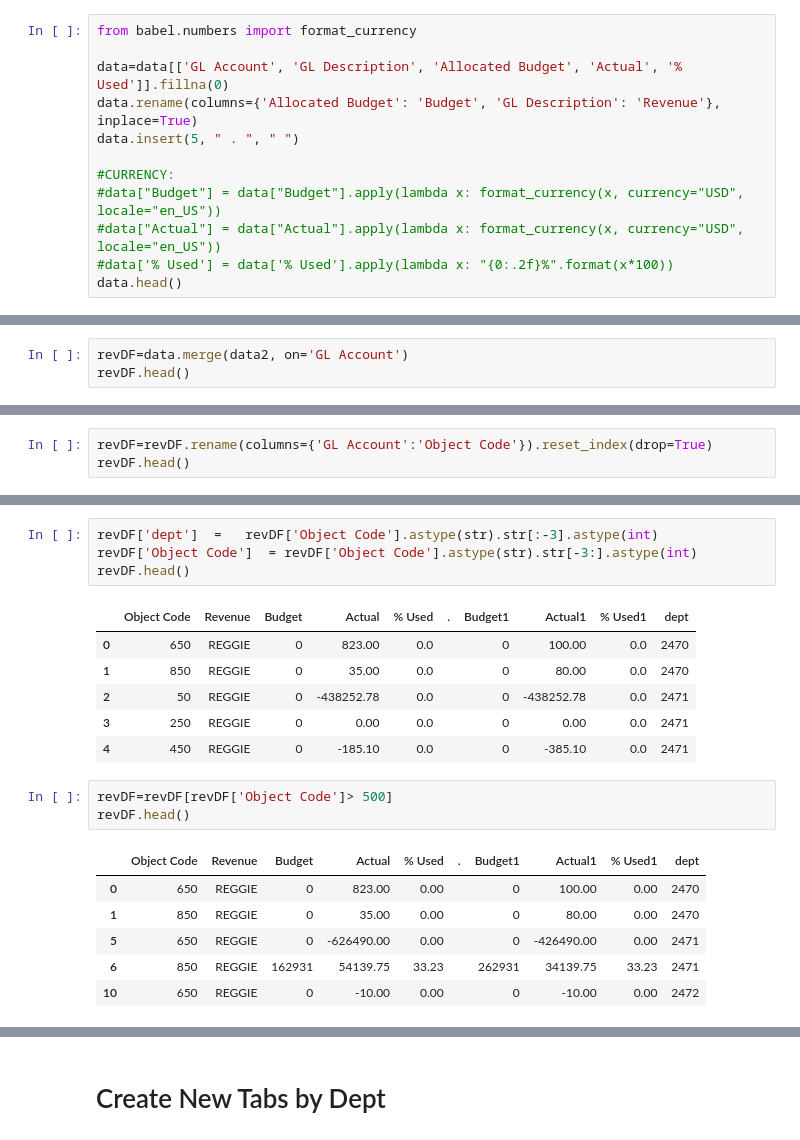
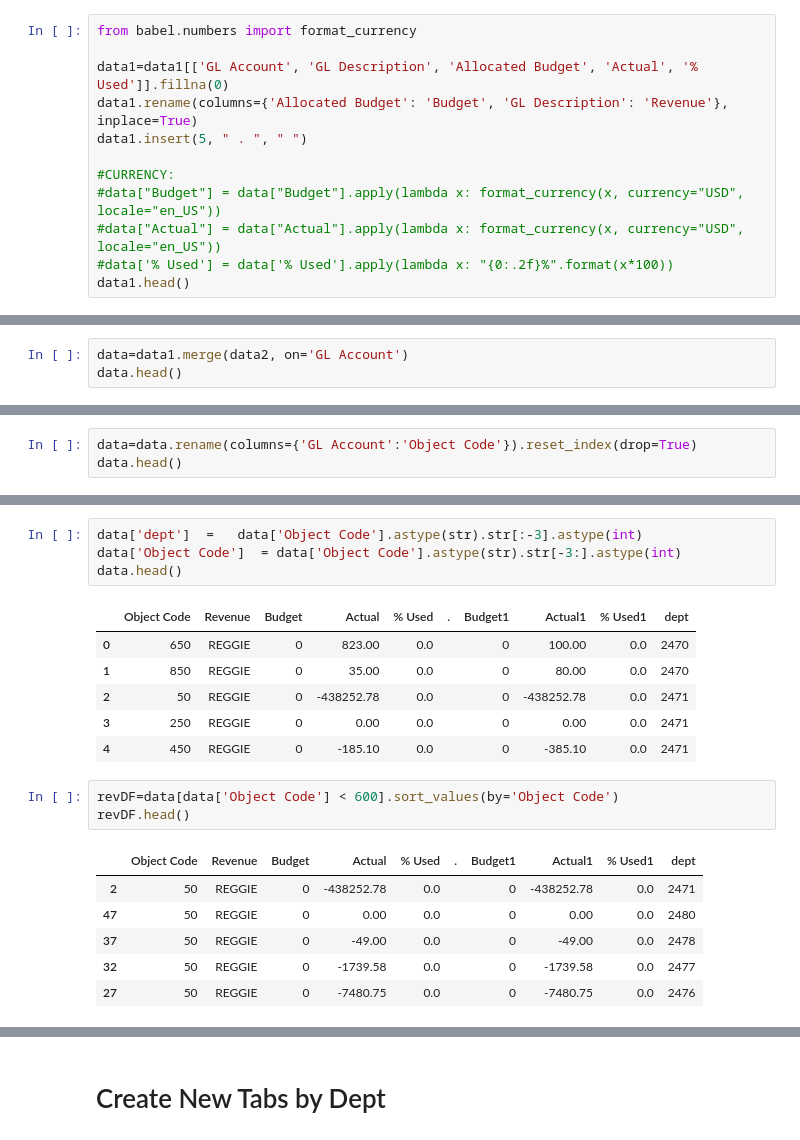
Before and after one commit to ScottySchmidt/accounting-finance-analyst, a Jupyter notebook: QrtRports.ipynb, the cells around one changed output, grey strips where cells are left out. Saved outputs shown, nothing was run; the diff lists cells and outputs as text.

```diff
--- a/QrtRports.ipynb
+++ b/QrtRports.ipynb
@@ -17,15 +17,15 @@ data.head()
 # %%
 from babel.numbers import format_currency
 
-data=data[['GL Account', 'GL Description', 'Allocated Budget', 'Actual', '% Used']].fillna(0)
-data.rename(columns={'Allocated Budget': 'Budget', 'GL Description': 'Revenue'}, inplace=True)
-data.insert(5, " . ", " ")
+data1=data1[['GL Account', 'GL Description', 'Allocated Budget', 'Actual', '% Used']].fillna(0)
+data1.rename(columns={'Allocated Budget': 'Budget', 'GL Description': 'Revenue'}, inplace=True)
+data1.insert(5, " . ", " ")
 
 #CURRENCY:
 #data["Budget"] = data["Budget"].apply(lambda x: format_currency(x, currency="USD", locale="en_US"))
 #data["Actual"] = data["Actual"].apply(lambda x: format_currency(x, currency="USD", locale="en_US"))
 #data['% Used'] = data['% Used'].apply(lambda x: "{0:.2f}%".format(x*100))
-data.head()
+data1.head()
 # %% [output]
 |  | GL Account | Revenue | Budget | Actual | % Used | . |
 | 0 | 2470650 | REGGIE | 0 | 823.00 | 0.0 |  |
@@ -68,8 +68,8 @@ data2.head()
 # %% [markdown]
 # Join Data with Previous Year Data
 # %%
-revDF=data.merge(data2, on='GL Account')
-revDF.head()
+data=data1.merge(data2, on='GL Account')
+data.head()
 # %% [output]
 |  | GL Account | Revenue | Budget | Actual | % Used | . | Budget1 | Actual1 | % Used1 |
 | 0 | 2470650 | REGGIE | 0 | 823.00 | 0.0 |  | 0 | 100.00 | 0.0 |
@@ -78,8 +78,8 @@ revDF.head()
 | 3 | 2471250 | REGGIE | 0 | 0.00 | 0.0 |  | 0 | 0.00 | 0.0 |
 | 4 | 2471450 | REGGIE | 0 | -185.10 | 0.0 |  | 0 | -385.10 | 0.0 |
 # %%
-revDF=revDF.rename(columns={'GL Account':'Object Code'}).reset_index(drop=True)
-revDF.head()
+data=data.rename(columns={'GL Account':'Object Code'}).reset_index(drop=True)
+data.head()
 # %% [output]
 |  | Object Code | Revenue | Budget | Actual | % Used | . | Budget1 | Actual1 | % Used1 |
 | 0 | 2470650 | REGGIE | 0 | 823.00 | 0.0 |  | 0 | 100.00 | 0.0 |
@@ -90,9 +90,9 @@ revDF.head()
 # %% [markdown]
 # Split Revenue and Expense
 # %%
-revDF['dept']  =   revDF['Object Code'].astype(str).str[:-3].astype(int)
-revDF['Object Code']  = revDF['Object Code'].astype(str).str[-3:].astype(int)
-revDF.head()
+data['dept']  =   data['Object Code'].astype(str).str[:-3].astype(int)
+data['Object Code']  = data['Object Code'].astype(str).str[-3:].astype(int)
+data.head()
 # %% [output]
 |  | Object Code | Revenue | Budget | Actual | % Used | . | Budget1 | Actual1 | % Used1 | dept |
 | 0 | 650 | REGGIE | 0 | 823.00 | 0.0 |  | 0 | 100.00 | 0.0 | 2470 |
@@ -101,12 +101,12 @@ revDF.head()
 | 3 | 250 | REGGIE | 0 | 0.00 | 0.0 |  | 0 | 0.00 | 0.0 | 2471 |
 | 4 | 450 | REGGIE | 0 | -185.10 | 0.0 |  | 0 | -385.10 | 0.0 | 2471 |
 # %%
-revDF=revDF[revDF['Object Code']> 500]
+revDF=data[data['Object Code'] < 600].sort_values(by='Object Code')
 revDF.head()
 # %% [output]
 |  | Object Code | Revenue | Budget | Actual | % Used | . | Budget1 | Actual1 | % Used1 | dept |
-| 0 | 650 | REGGIE | 0 | 823.00 | 0.00 |  | 0 | 100.00 | 0.00 | 2470 |
-| 1 | 850 | REGGIE | 0 | 35.00 | 0.00 |  | 0 | 80.00 | 0.00 | 2470 |
-| 5 | 650 | REGGIE | 0 | -626490.00 | 0.00 |  | 0 | -426490.00 | 0.00 | 2471 |
-| 6 | 850 | REGGIE | 162931 | 54139.75 | 33.23 |  | 262931 | 34139.75 | 33.23 | 2471 |
-| 10 | 650 | REGGIE | 0 | -10.00 | 0.00 |  | 0 | -10.00 | 0.00 | 2472 |
+| 2 | 50 | REGGIE | 0 | -438252.78 | 0.0 |  | 0 | -438252.78 | 0.0 | 2471 |
+| 47 | 50 | REGGIE | 0 | 0.00 | 0.0 |  | 0 | 0.00 | 0.0 | 2480 |
+| 37 | 50 | REGGIE | 0 | -49.00 | 0.0 |  | 0 | -49.00 | 0.0 | 2478 |
+| 32 | 50 | REGGIE | 0 | -1739.58 | 0.0 |  | 0 | -1739.58 | 0.0 | 2477 |
+| 27 | 50 | REGGIE | 0 | -7480.75 | 0.0 |  | 0 | -7480.75 | 0.0 | 2476 |
```
Also changed, not shown: parts of 11 cells of this notebook.
